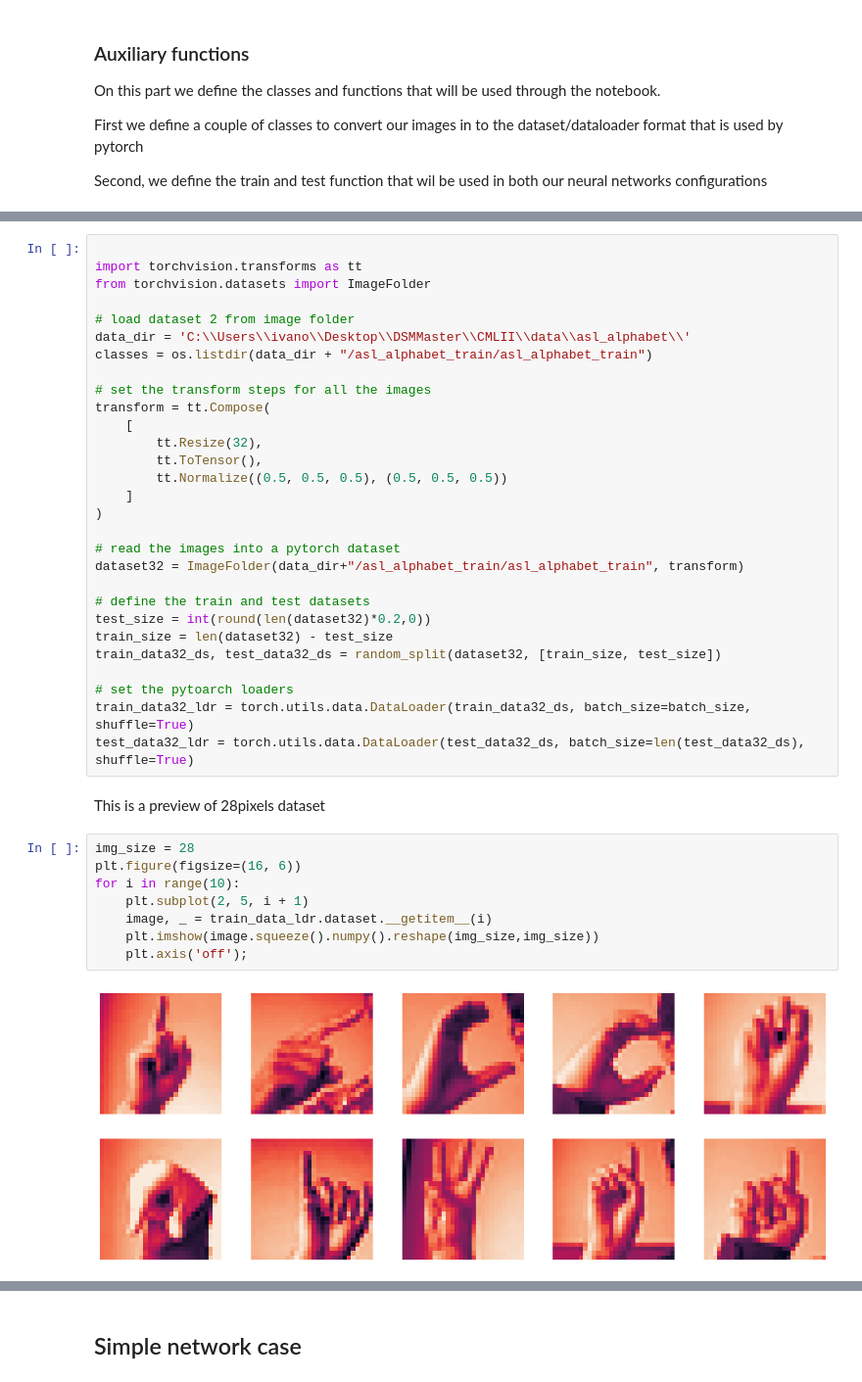
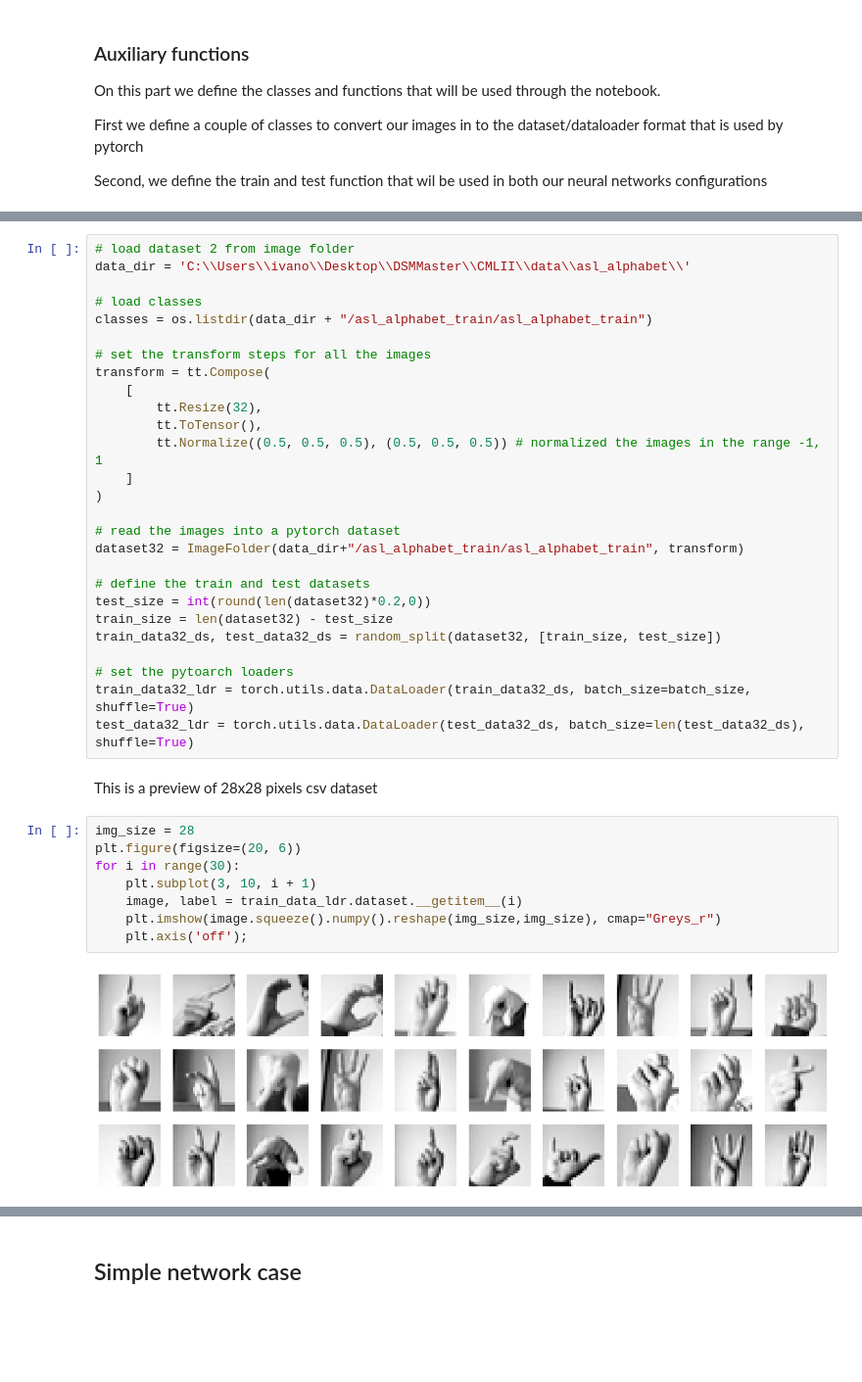
Before and after one commit to ivanobat/nn_sign_lang, a Jupyter notebook: asl_detection_basic.ipynb, the cells around one changed output, grey strips where cells are left out. Shown at 98% size. Cells and saved outputs as stored; diff of their text form; blank space fills up the shorter version.

Commit message:
first complete version, added comparisons, multiple graphs, network diagrams and more text description

```diff
--- a/asl_detection_basic.ipynb
+++ b/asl_detection_basic.ipynb
@@ -151,12 +169,10 @@ test_data_ds = asl_dataset(test_data_raw)
 train_data_ldr = torch.utils.data.DataLoader(train_data_ds, batch_size=batch_size, shuffle=True)
 test_data_ldr = torch.utils.data.DataLoader(test_data_ds, batch_size=len(test_data_ds), shuffle=True)
 # %%
-
-import torchvision.transforms as tt
-from torchvision.datasets import ImageFolder
-
 # load dataset 2 from image folder
 data_dir = 'C:\\Users\\ivano\\Desktop\\DSMMaster\\CMLII\\data\\asl_alphabet\\'
+
+# load classes
 classes = os.listdir(data_dir + "/asl_alphabet_train/asl_alphabet_train")
 
 # set the transform steps for all the images
@@ -164,7 +180,7 @@ transform = tt.Compose(
     [
         tt.Resize(32),
         tt.ToTensor(),
-        tt.Normalize((0.5, 0.5, 0.5), (0.5, 0.5, 0.5))
+        tt.Normalize((0.5, 0.5, 0.5), (0.5, 0.5, 0.5)) # normalized the images in the range -1, 1
     ]
 )
 
@@ -180,14 +196,14 @@ train_data32_ds, test_data32_ds = random_split(dataset32, [train_size, test_size
 train_data32_ldr = torch.utils.data.DataLoader(train_data32_ds, batch_size=batch_size, shuffle=True)
 test_data32_ldr = torch.utils.data.DataLoader(test_data32_ds, batch_size=len(test_data32_ds), shuffle=True)
 # %% [markdown]
-This is a preview of 28pixels dataset
+This is a preview of 28x28 pixels csv dataset
 # %%
 img_size = 28
-plt.figure(figsize=(16, 6))
-for i in range(10):
-    plt.subplot(2, 5, i + 1)
-    image, _ = train_data_ldr.dataset.__getitem__(i)
-    plt.imshow(image.squeeze().numpy().reshape(img_size,img_size))
+plt.figure(figsize=(20, 6))
+for i in range(30):
+    plt.subplot(3, 10, i + 1)
+    image, label = train_data_ldr.dataset.__getitem__(i)
+    plt.imshow(image.squeeze().numpy().reshape(img_size,img_size), cmap="Greys_r")
     plt.axis('off');
 # %% [output]
-[figure, old version]
+[figure, new version]
```
Also changed, not shown: parts of 40 cells of this notebook, 2 other files.
